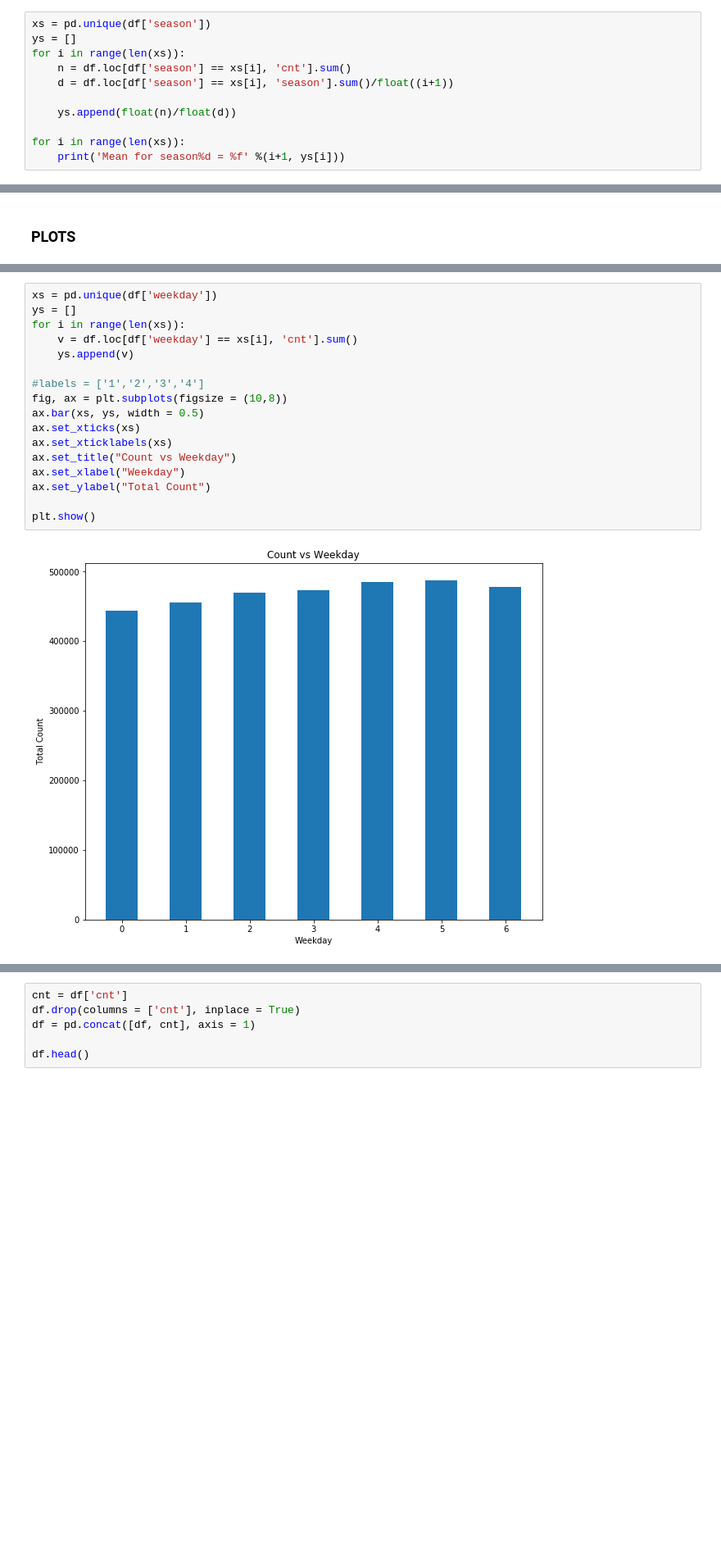
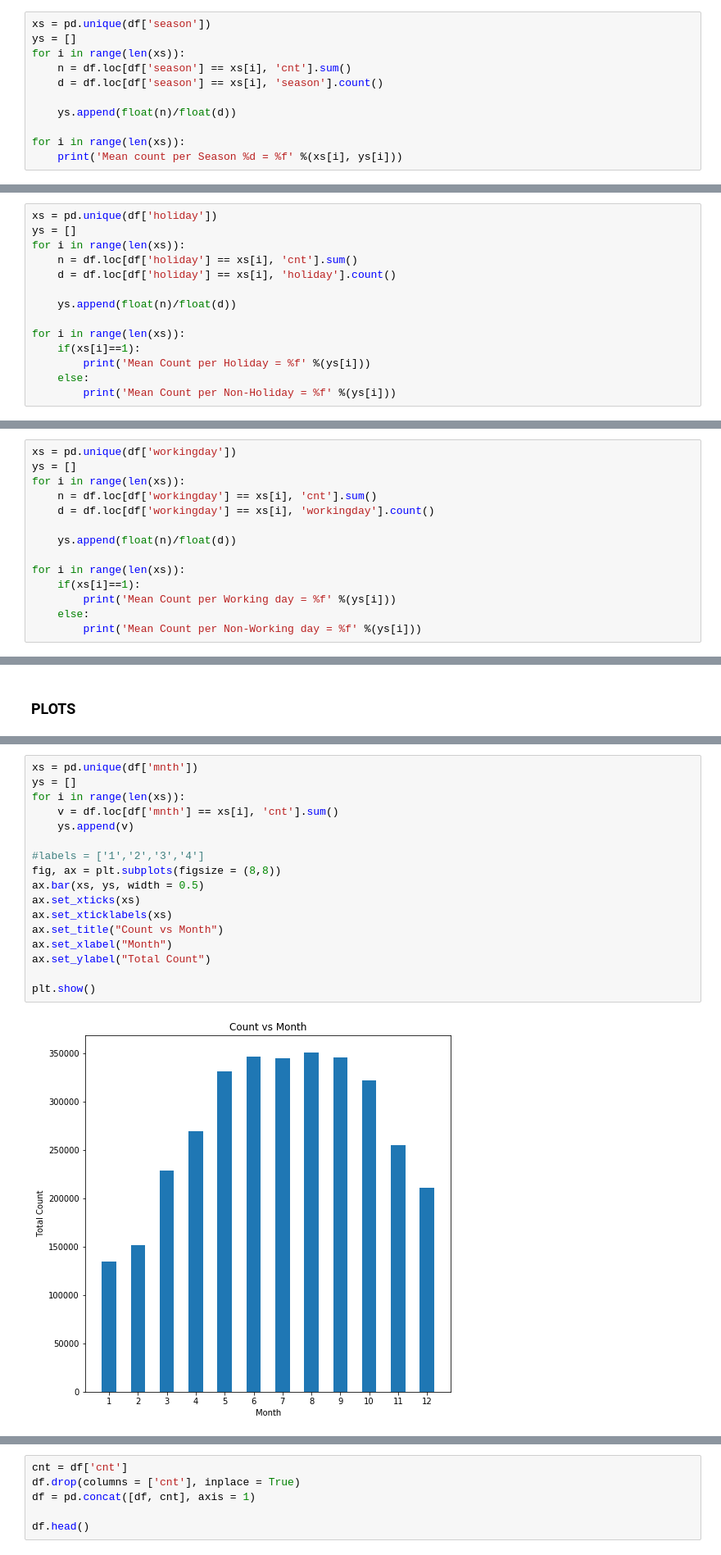
Before and after one commit to ashutoshtiwari128/Riddikulus, a Jupyter notebook: Question4.ipynb, the cells around one changed output, grey strips where cells are left out. Shown: that part at 82% size. Cells and saved outputs as stored; diff of their text form; blank space fills up the shorter version.

```diff
--- a/Question4.ipynb
+++ b/Question4.ipynb
@@ -34,10 +32,10 @@ xs = pd.unique(df['season'])
 ys = []
 for i in range(len(xs)):
     n = df.loc[df['season'] == xs[i], 'cnt'].sum()
-    d = df.loc[df['season'] == xs[i], 'season'].sum()/float((i+1))
+    d = df.loc[df['season'] == xs[i], 'season'].count()
 
     ys.append(float(n)/float(d))
 
 for i in range(len(xs)):
-    print('Mean for season%d = %f' %(i+1, ys[i]))
+    print('Mean count per Season %d = %f' %(xs[i], ys[i]))
 # %% [output]
@@ -58,0 +100,14 @@ for i in range(len(xs)):
+# %%
+xs = pd.unique(df['holiday'])
+ys = []
+for i in range(len(xs)):
+    n = df.loc[df['holiday'] == xs[i], 'cnt'].sum()
+    d = df.loc[df['holiday'] == xs[i], 'holiday'].count()
+
+    ys.append(float(n)/float(d))
+
+for i in range(len(xs)):
+    if(xs[i]==1):
+        print('Mean Count per Holiday = %f' %(ys[i]))
+    else:
+        print('Mean Count per Non-Holiday = %f' %(ys[i]))
@@ -58,0 +117,14 @@ for i in range(len(xs)):
+# %%
+xs = pd.unique(df['workingday'])
+ys = []
+for i in range(len(xs)):
+    n = df.loc[df['workingday'] == xs[i], 'cnt'].sum()
+    d = df.loc[df['workingday'] == xs[i], 'workingday'].count()
+
+    ys.append(float(n)/float(d))
+
+for i in range(len(xs)):
+    if(xs[i]==1):
+        print('Mean Count per Working day = %f' %(ys[i]))
+    else:
+        print('Mean Count per Non-Working day = %f' %(ys[i]))
@@ -83,19 +155,19 @@ print(ys)
 # %%
-xs = pd.unique(df['weekday'])
+xs = pd.unique(df['mnth'])
 ys = []
 for i in range(len(xs)):
-    v = df.loc[df['weekday'] == xs[i], 'cnt'].sum()
+    v = df.loc[df['mnth'] == xs[i], 'cnt'].sum()
     ys.append(v)
 
 #labels = ['1','2','3','4']
-fig, ax = plt.subplots(figsize = (10,8))
+fig, ax = plt.subplots(figsize = (8,8))
 ax.bar(xs, ys, width = 0.5)
 ax.set_xticks(xs)
 ax.set_xticklabels(xs)
-ax.set_title("Count vs Weekday")
-ax.set_xlabel("Weekday")
+ax.set_title("Count vs Month")
+ax.set_xlabel("Month")
 ax.set_ylabel("Total Count")
 
 plt.show()
 # %% [output]
-[figure, old version]
+[figure, new version]
```
Also changed, not shown: parts of 13 cells of this notebook.
